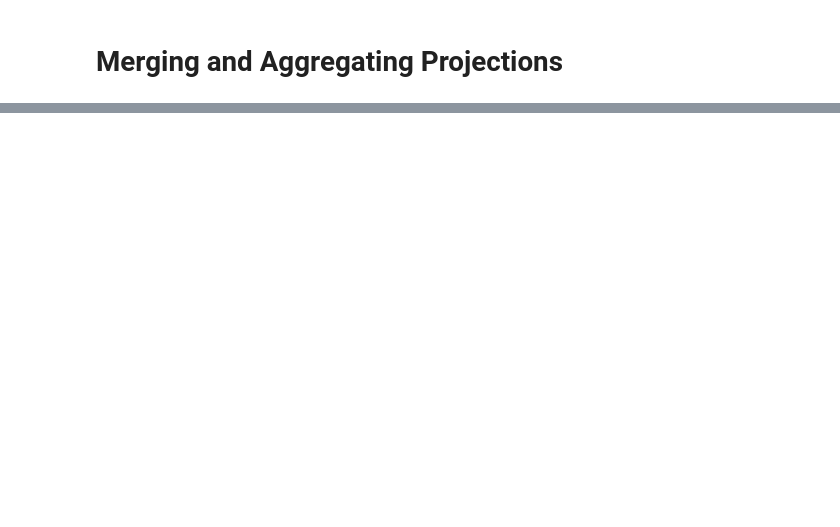
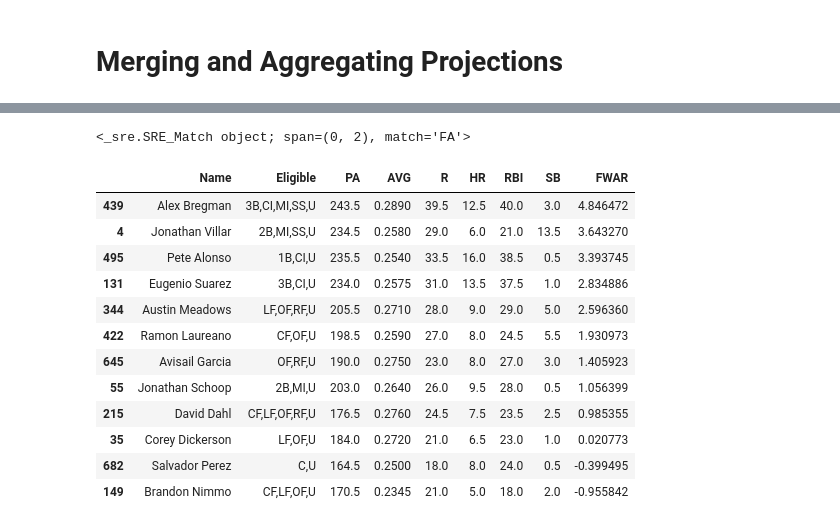
Before and after one commit to philosofool/fantasy-baseball-draft, a Jupyter notebook: Projection Merging and Aggregating.ipynb, the cells around one changed output, grey strips where cells are left out. Drawn from its saved outputs; the diff is of its cells as text; code cells hidden in the pictures; blank space fills up the shorter version.

```diff
--- a/Projection Merging and Aggregating.ipynb
+++ b/Projection Merging and Aggregating.ipynb
@@ -42,0 +59,3 @@ str(np.nan) + ' hi'
+# %%
+from CBS_fantasy_baseball.file_handlers.name_handler import NameToFangraphsID
+namer = NameToFangraphsID(both,elig)
@@ -42,0 +138,56 @@ str(np.nan) + ' hi'
+# %%
+import re
+
+class LeagueViewer:
+    def __init__(self,hitters,pitchers):
+        self.hitters = hitters
+        self.pitchers = pitchers
+        self.hitter_cols = ['Name','Eligible','PA','AVG','R','HR','RBI','SB','FWAR']
+        self.pitcher_cols = ['Name','IP','W','K','S','ERA','WHIP','FWAR']
+
+        self.waivers_reg_ex = r'W \( (\d){1,2}/(\d){1,2}\)'
+        self.fa_regex = r'(FA)|W \( (\d){1,2}/(\d){1,2}\)'
+
+    def list_teams(self):
+        out = self.hitters['Avail'].unique()
+        out = [x for x in out if not re.match(self.fa_regex,x)]
+        return out
+
+    def best_free_hitters(self,num=10,pos='U'):
+        out = self.hitters[self.hitters['Avail'].str.match(self.fa_regex)]
+        out = out[out[pos+'_elig']]
+        return out[self.hitter_cols].sort_values(by='FWAR',ascending=False)
+
+    def best_free_pitchers(self,num=10):
+        out = self.pitchers[self.pitchers['Avail'].str.match(self.fa_regex)]
+        return out[self.pitcher_cols].sort_values(by='FWAR',ascending=False)
+
+    def view_team(self,team):
+        out = self.hitters[self.hitters['Avail'].str.match(team,case=False)]
+        return out[self.hitter_cols].sort_values(by='FWAR',ascending=False)
+# %%
+#test that reg_ex
+test = LeagueViewer(df,False)
+reg_ex = 'W \( (\d){1,2}'
+string = "FA"
+print(re.match(test.fa_regex, string))
+# %% [output]
+<_sre.SRE_Match object; span=(0, 2), match='FA'>
+# %%
+test.best_free_hitters(pos='1B')
+test.list_teams()
+test.view_team('bus')
+# %% [output]
+|  | Name | Eligible | PA | AVG | R | HR | RBI | SB | FWAR |
+| 439 | Alex Bregman | 3B,CI,MI,SS,U | 243.5 | 0.2890 | 39.5 | 12.5 | 40.0 | 3.0 | 4.846472 |
+| 4 | Jonathan Villar | 2B,MI,SS,U | 234.5 | 0.2580 | 29.0 | 6.0 | 21.0 | 13.5 | 3.643270 |
+| 495 | Pete Alonso | 1B,CI,U | 235.5 | 0.2540 | 33.5 | 16.0 | 38.5 | 0.5 | 3.393745 |
+| 131 | Eugenio Suarez | 3B,CI,U | 234.0 | 0.2575 | 31.0 | 13.5 | 37.5 | 1.0 | 2.834886 |
+| 344 | Austin Meadows | LF,OF,RF,U | 205.5 | 0.2710 | 28.0 | 9.0 | 29.0 | 5.0 | 2.596360 |
+| 422 | Ramon Laureano | CF,OF,U | 198.5 | 0.2590 | 27.0 | 8.0 | 24.5 | 5.5 | 1.930973 |
+| 645 | Avisail Garcia | OF,RF,U | 190.0 | 0.2750 | 23.0 | 8.0 | 27.0 | 3.0 | 1.405923 |
+| 55 | Jonathan Schoop | 2B,MI,U | 203.0 | 0.2640 | 26.0 | 9.5 | 28.0 | 0.5 | 1.056399 |
+| 215 | David Dahl | CF,LF,OF,RF,U | 176.5 | 0.2760 | 24.5 | 7.5 | 23.5 | 2.5 | 0.985355 |
+| 35 | Corey Dickerson | LF,OF,U | 184.0 | 0.2720 | 21.0 | 6.5 | 23.0 | 1.0 | 0.020773 |
+| 682 | Salvador Perez | C,U | 164.5 | 0.2500 | 18.0 | 8.0 | 24.0 | 0.5 | -0.399495 |
+| 149 | Brandon Nimmo | CF,LF,OF,U | 170.5 | 0.2345 | 21.0 | 5.0 | 18.0 | 2.0 | -0.955842 |
```
Also changed, not shown: parts of 27 cells of this notebook, 1 other file.
